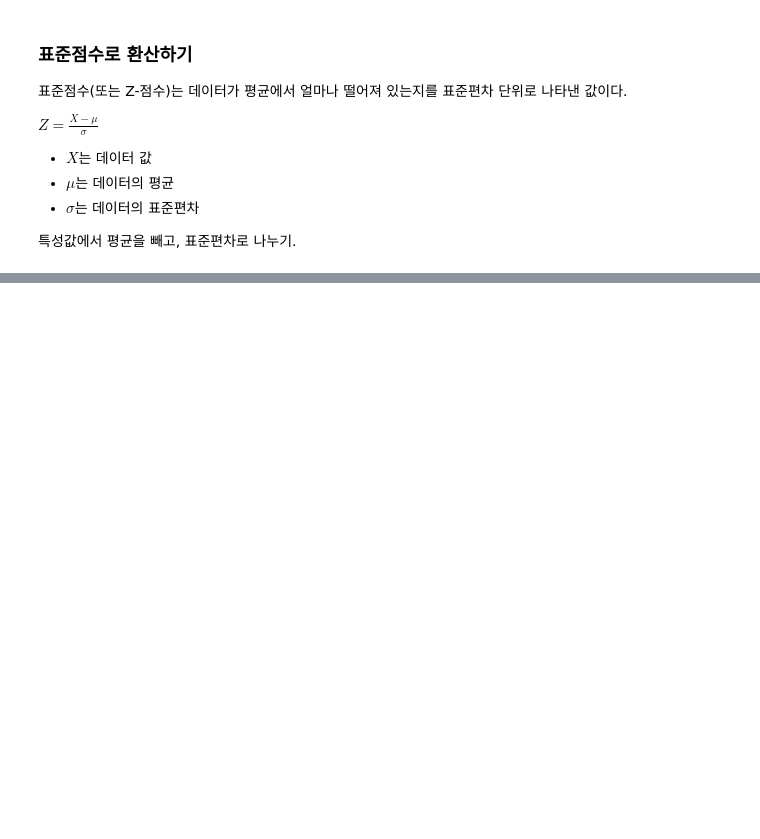
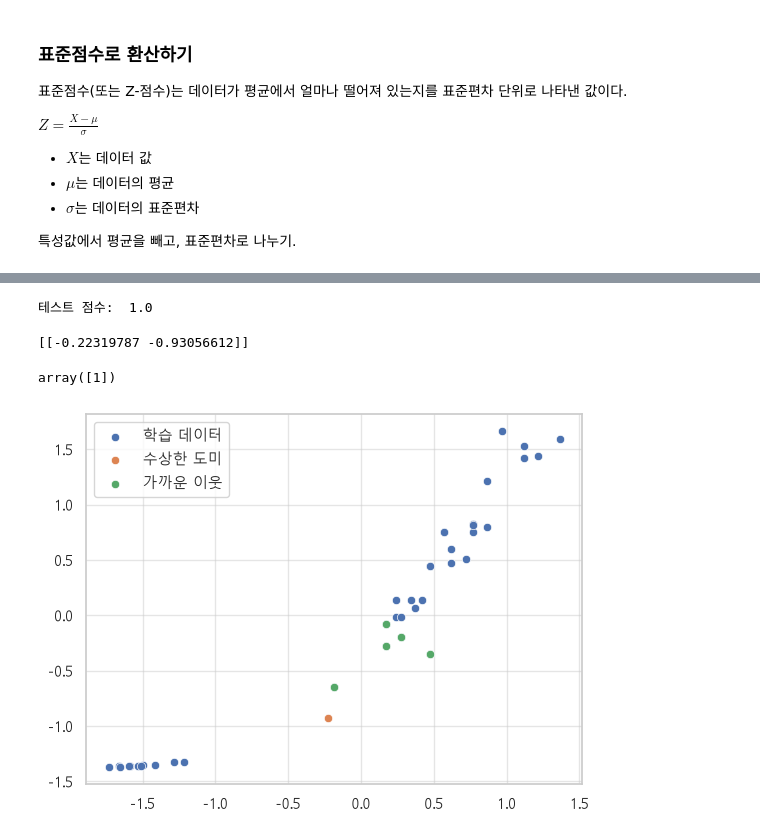
Before and after one commit to skn-family-ai-studybank/06_machine_learning, a Jupyter notebook: 01_overview/02_classification_overview_knn.ipynb, the cells around one changed output, grey strips where cells are left out. Saved outputs shown, nothing was run; the diff lists cells and outputs as text; code cells hidden in the pictures; blank space fills up the shorter version.

```diff
--- a/01_overview/02_classification_overview_knn.ipynb
+++ b/01_overview/02_classification_overview_knn.ipynb
@@ -276,3 +388,40 @@ $Z = \frac{X - \mu}{\sigma}$
+# %%
+# 새 KNN 분류 모델 만들어서 스케일링된 데이터로 재학습
+kn_clf = KNeighborsClassifier()
+kn_clf.fit(X_train_scaled, y_train)
+print("테스트 점수: ", kn_clf.score(X_test_scaled, y_test))
+# %% [output]
+테스트 점수:  1.0
+# %%
+# 수상한 도미[25,150] 데이터를 스케일링된 데이터를 학습한 모델에게 전달
+# -> 수상한 도미[25,150]를 스케일링하여 전달!!
+q = sclaer.transform([[25, 150]]) # z-score로 치환
+print(q)
+kn_clf.predict(q) # 스케일링 전 == 0,  스케일링 후 == 1
+# %% [output]
+[[-0.22319787 -0.93056612]]
+array([1])
+# %%
+# 스케일링된 데이터를 이용한 시각화
+# X_train_scaled[:, 0]: 스케일링된 길이
+# X_train_scaled[:, 1]: 스케일링된 무게
+sns.scatterplot(x=X_train_scaled[:, 0], y=X_train_scaled[:, 1], label='학습 데이터')
+
+sns.scatterplot(x=q[:, 0], y=q[:, 1], label='수상한 도미')
+
+distances, indices = kn_clf.kneighbors(q)
+neighbor_indices = indices.squeeze()
+
+sns.scatterplot(
+    x=X_train_scaled[neighbor_indices, 0],
+    y=X_train_scaled[neighbor_indices, 1],
+    label='가까운 이웃',
+)
+
+plt.legend()
+plt.show()
+# %% [output]
+[figure, added]
 # %% [markdown]
 # 생선 다중분류
 
```
Also changed, not shown: parts of 5 cells of this notebook.
